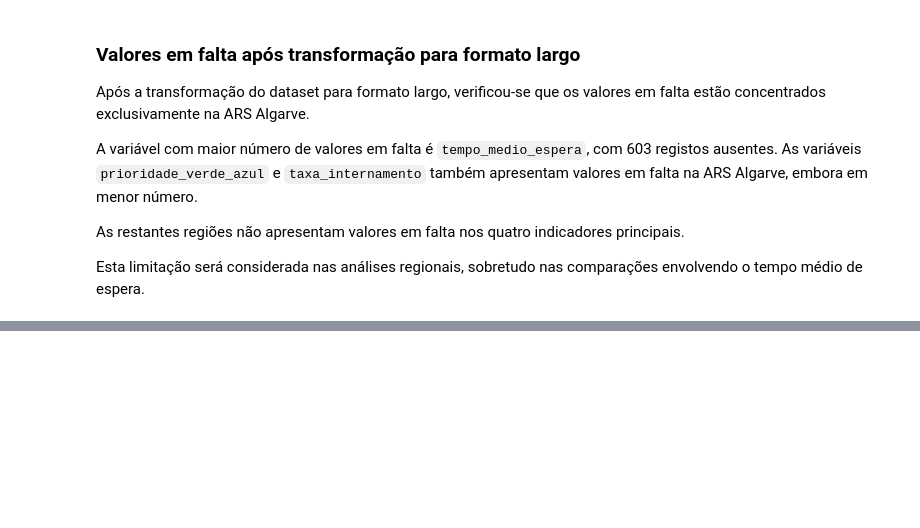
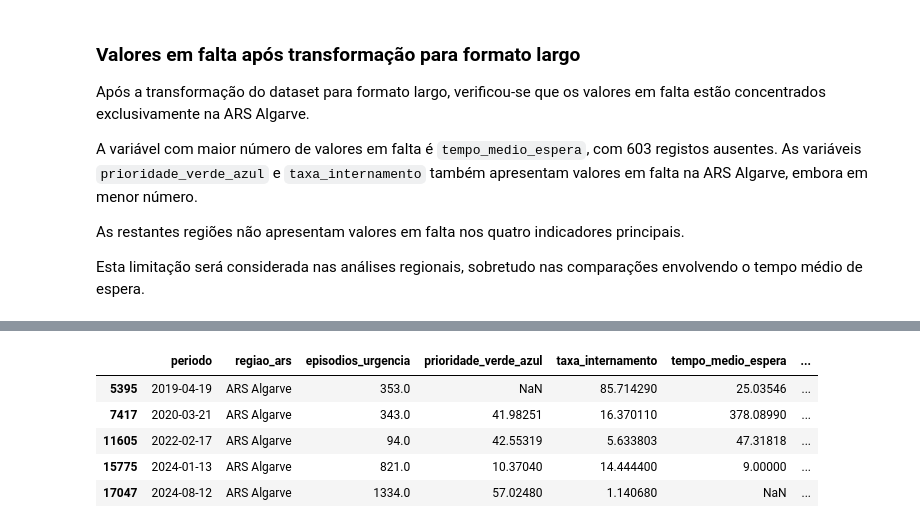
Before and after one commit to ivomargarido/ed-crowding-sns-portugal, a Jupyter notebook: notebooks/01_eda_monitorizacao_urgencias_sns.ipynb, the cells around one changed output, grey strips where cells are left out. Cells and saved outputs as stored; diff of their text form; code cells hidden in the pictures; blank space fills up the shorter version.

```diff
--- a/notebooks/01_eda_monitorizacao_urgencias_sns.ipynb
+++ b/notebooks/01_eda_monitorizacao_urgencias_sns.ipynb
@@ -508,0 +552,32 @@ Esta limitação será considerada nas análises regionais, sobretudo nas compar
+# %%
+datas_extremos_algarve = [
+    "2019-04-19",  # taxa_internamento máxima
+    "2024-08-12",  # taxa_internamento mínima
+    "2020-03-21",  # tempo_medio_espera máximo
+    "2024-01-13",  # tempo_medio_espera mínimo
+    "2022-02-17"   # episodios_urgencia mínimo
+]
+
+df_extremos_algarve = df_wide[
+    (df_wide["regiao_ars"] == "ARS Algarve") &
+    (df_wide["periodo"].isin(pd.to_datetime(datas_extremos_algarve)))
+]
+
+df_extremos_algarve[
+    [
+        "periodo",
+        "regiao_ars",
+        "episodios_urgencia",
+        "prioridade_verde_azul",
+        "taxa_internamento",
+        "tempo_medio_espera",
+        "estado_ano"
+    ]
+].sort_values("periodo")
+# %% [output]
+|  | periodo | regiao_ars | episodios_urgencia | prioridade_verde_azul | taxa_internamento | tempo_medio_espera | ... |
+| 5395 | 2019-04-19 | ARS Algarve | 353.0 | NaN | 85.714290 | 25.03546 | ... |
+| 7417 | 2020-03-21 | ARS Algarve | 343.0 | 41.98251 | 16.370110 | 378.08990 | ... |
+| 11605 | 2022-02-17 | ARS Algarve | 94.0 | 42.55319 | 5.633803 | 47.31818 | ... |
+| 15775 | 2024-01-13 | ARS Algarve | 821.0 | 10.37040 | 14.444400 | 9.00000 | ... |
+| 17047 | 2024-08-12 | ARS Algarve | 1334.0 | 57.02480 | 1.140680 | NaN | ... |
```
Also changed, not shown: parts of 17 cells of this notebook.
